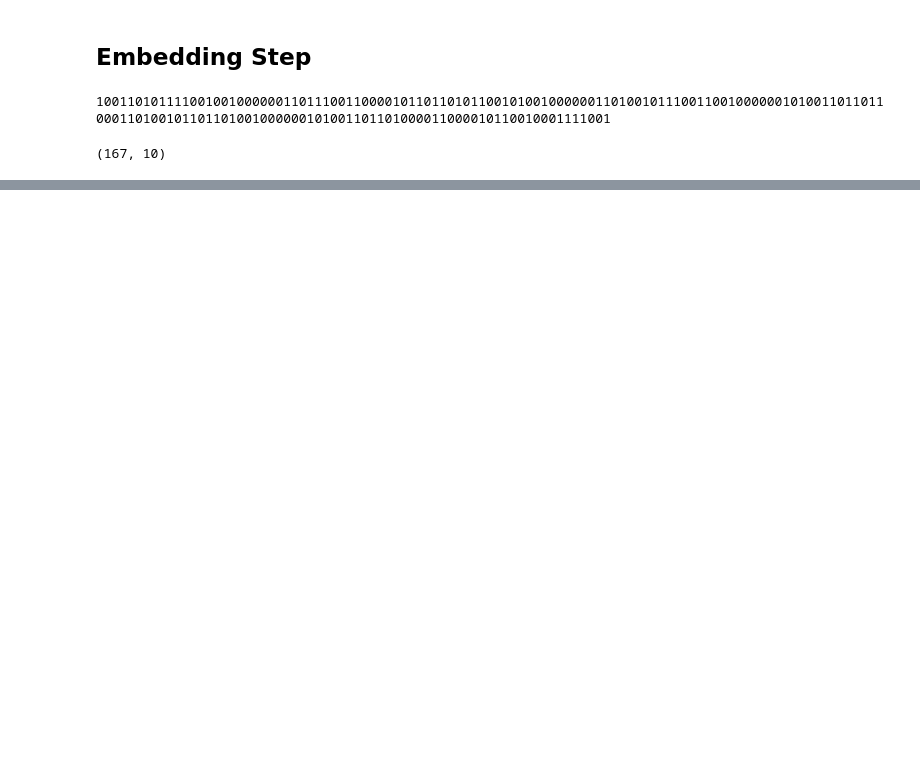
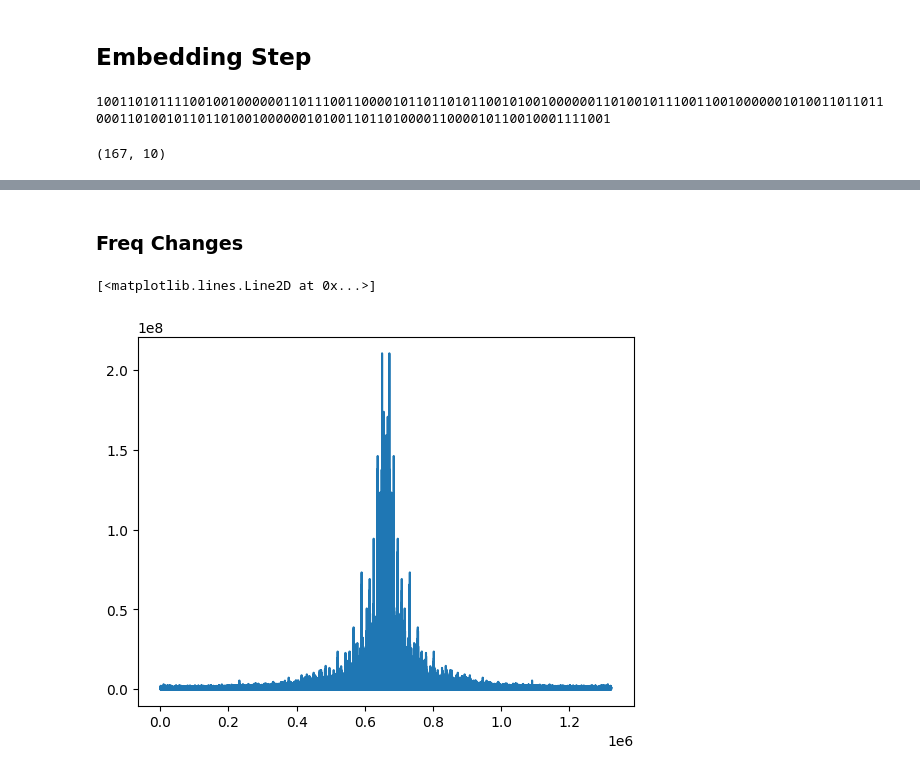
Before and after one commit to ermahechap/Distribuidos2023, a Jupyter notebook: Normal/PythonVersion/watermarking_test.ipynb, the cells around one changed output, grey strips where cells are left out. Drawn from its saved outputs; the diff is of its cells as text; code cells hidden in the pictures; blank space fills up the shorter version.

```diff
--- a/Normal/PythonVersion/watermarking_test.ipynb
+++ b/Normal/PythonVersion/watermarking_test.ipynb
@@ -133,3 +156,10 @@ plt.plot(x_fft_freq, abs(Y1))
+# %% [markdown]
+### Freq Changes
+# %%
+plt.plot(Y - Y1)
+# %% [output]
+[<matplotlib.lines.Line2D at 0x...>]
+[figure, added]
 # %%
 embedded_signal = ifft(ifftshift(Y1))
 embedded_signal
```
Also changed, not shown: parts of 20 cells of this notebook, 3 other files.
